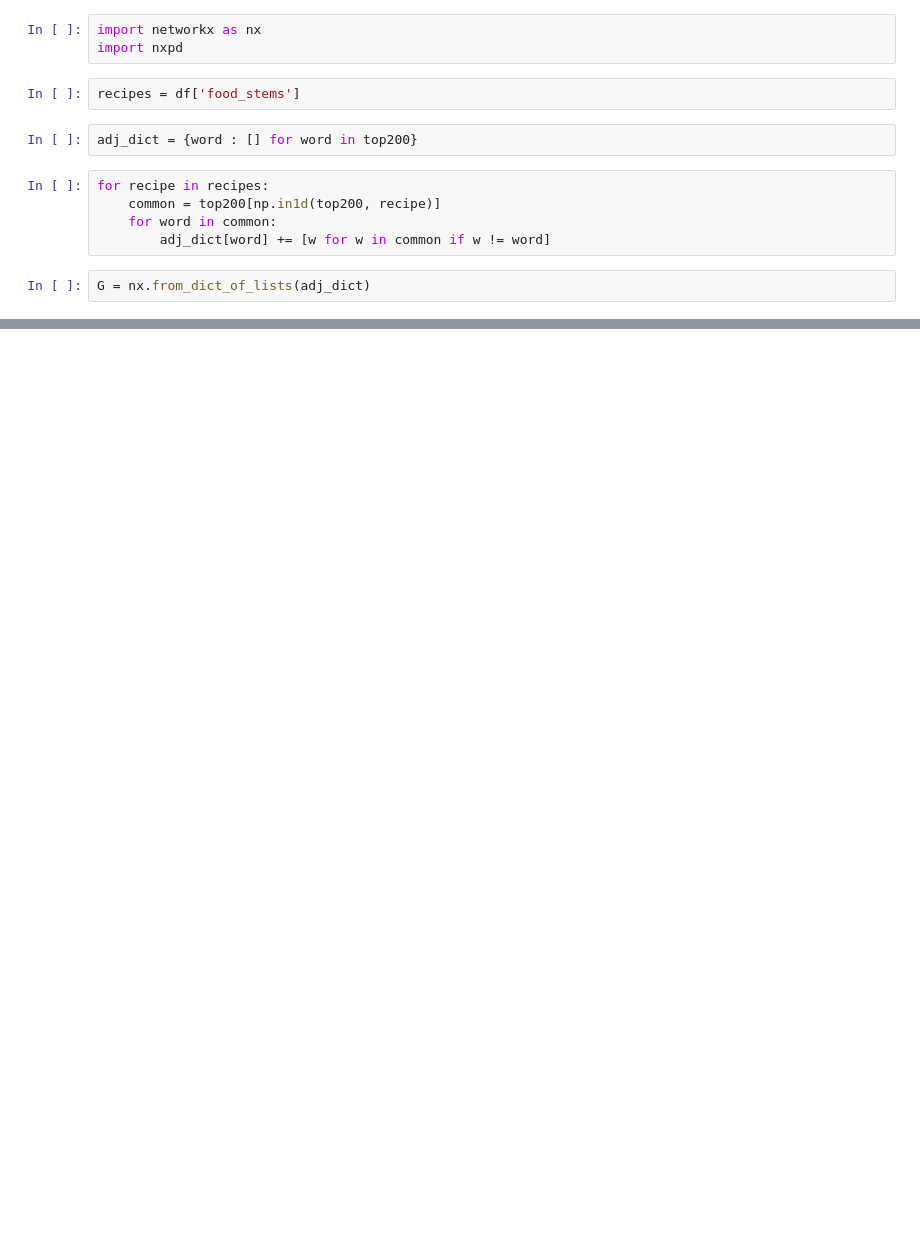
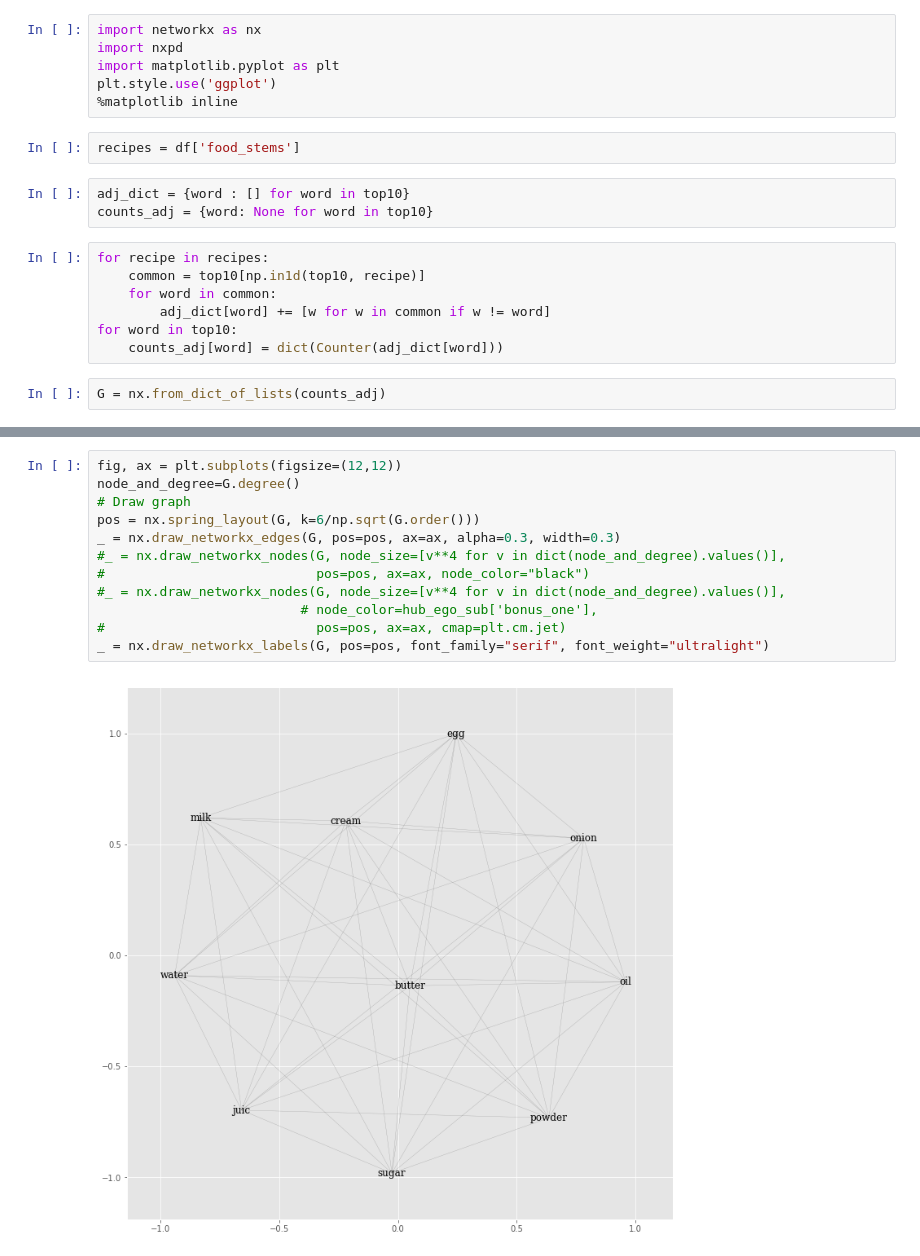
Before and after one commit to elisabeth-berg/trending-food, a Jupyter notebook: foodscrape_workbook.ipynb, the cells around one changed output, grey strips where cells are left out. Cells and saved outputs as stored; diff of their text form; blank space fills up the shorter version.

Commit message:
Begin graphs

```diff
--- a/foodscrape_workbook.ipynb
+++ b/foodscrape_workbook.ipynb
@@ -142,14 +142,20 @@ top 100 by average tf-idf
 # %%
 import networkx as nx
 import nxpd
+import matplotlib.pyplot as plt
+plt.style.use('ggplot')
+%matplotlib inline
 # %%
 recipes = df['food_stems']
 # %%
-adj_dict = {word : [] for word in top200}
+adj_dict = {word : [] for word in top10}
+counts_adj = {word: None for word in top10}
 # %%
 for recipe in recipes:
-    common = top200[np.in1d(top200, recipe)]
+    common = top10[np.in1d(top10, recipe)]
     for word in common:
         adj_dict[word] += [w for w in common if w != word]
+for word in top10:
+    counts_adj[word] = dict(Counter(adj_dict[word]))
 # %%
-G = nx.from_dict_of_lists(adj_dict)
+G = nx.from_dict_of_lists(counts_adj)
@@ -159,0 +210,14 @@ InvocationException: GraphViz's executables not found
+# %%
+fig, ax = plt.subplots(figsize=(12,12))
+node_and_degree=G.degree()
+# Draw graph
+pos = nx.spring_layout(G, k=6/np.sqrt(G.order()))
+_ = nx.draw_networkx_edges(G, pos=pos, ax=ax, alpha=0.3, width=0.3)
+#_ = nx.draw_networkx_nodes(G, node_size=[v**4 for v in dict(node_and_degree).values()],
+#                           pos=pos, ax=ax, node_color="black")
+#_ = nx.draw_networkx_nodes(G, node_size=[v**4 for v in dict(node_and_degree).values()],
+                          # node_color=hub_ego_sub['bonus_one'],
+#                           pos=pos, ax=ax, cmap=plt.cm.jet)
+_ = nx.draw_networkx_labels(G, pos=pos, font_family="serif", font_weight="ultralight")
+# %% [output]
+[figure, added]
```
Also changed, not shown: parts of 7 cells of this notebook.
